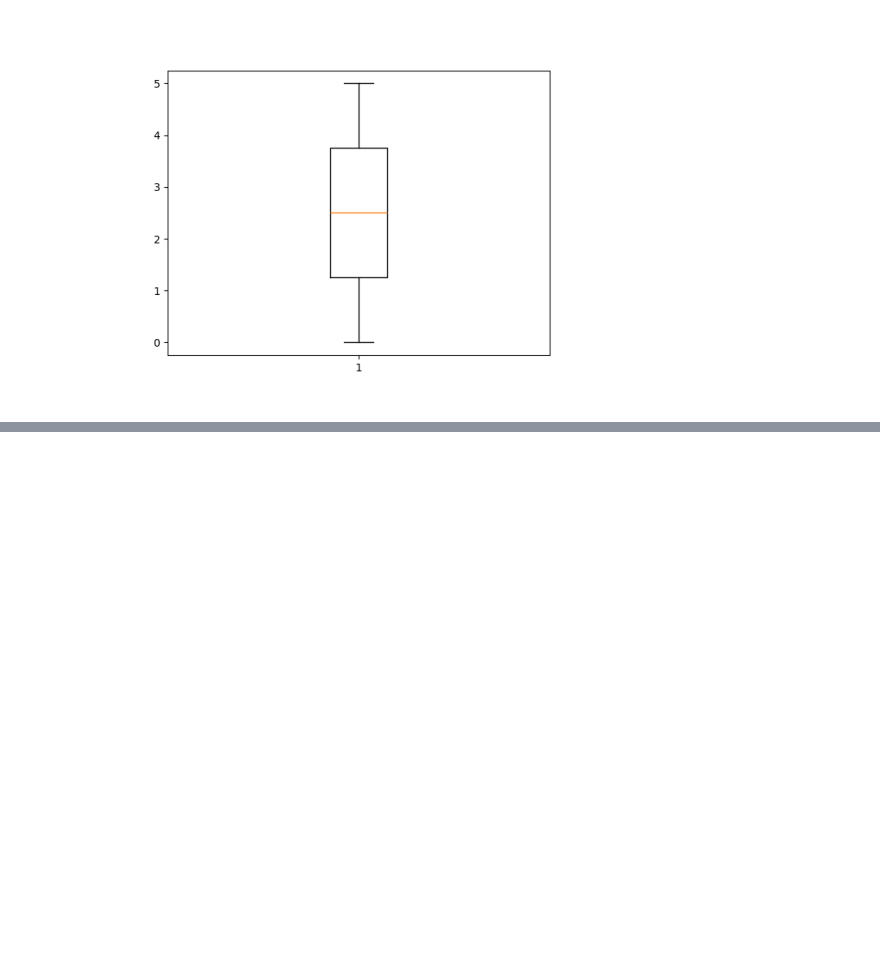
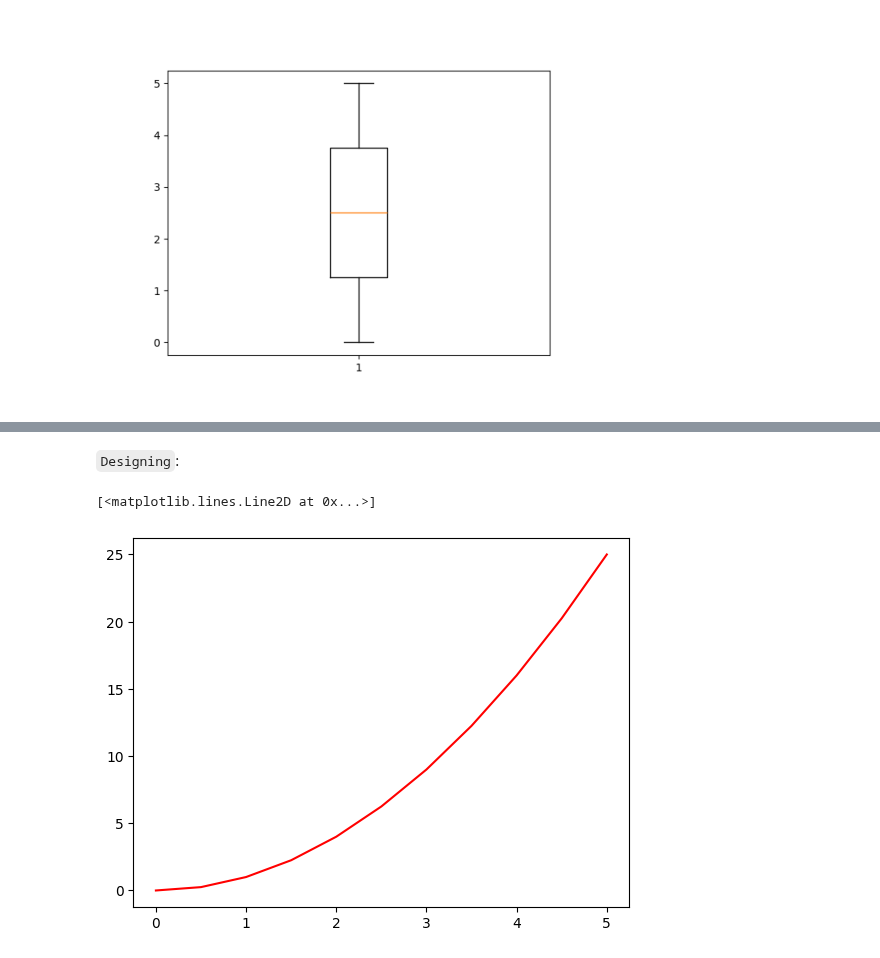
Before and after one commit to ds-mohit/Practice, a Jupyter notebook: Data Visualization/Matplotlib_library/Matplotlib1.ipynb, the cells around one changed output, grey strips where cells are left out. Saved outputs shown, nothing was run; the diff lists cells and outputs as text; code cells hidden in the pictures; blank space fills up the shorter version.

````diff
--- a/Data Visualization/Matplotlib_library/Matplotlib1.ipynb
+++ b/Data Visualization/Matplotlib_library/Matplotlib1.ipynb
@@ -193,0 +200,7 @@ plt.axis("off")
+# %% [markdown]
+``` Designing ```:
+# %%
+plt.plot(x,y,color = 'red')
+# %% [output]
+[<matplotlib.lines.Line2D at 0x...>]
+[figure, added]
````
Also changed, not shown: parts of 3 cells of this notebook.
